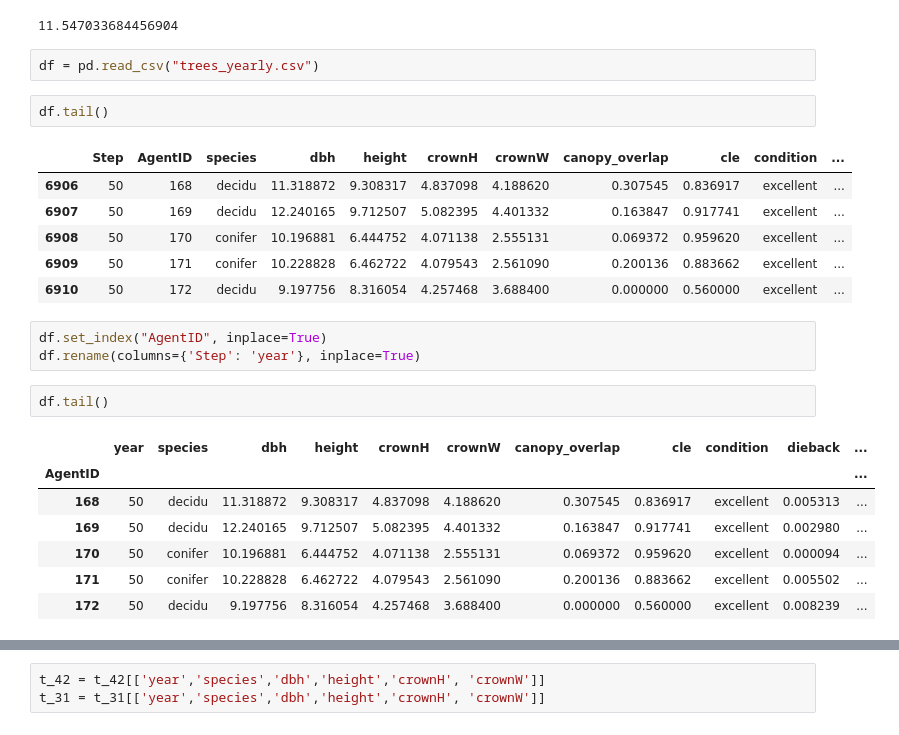
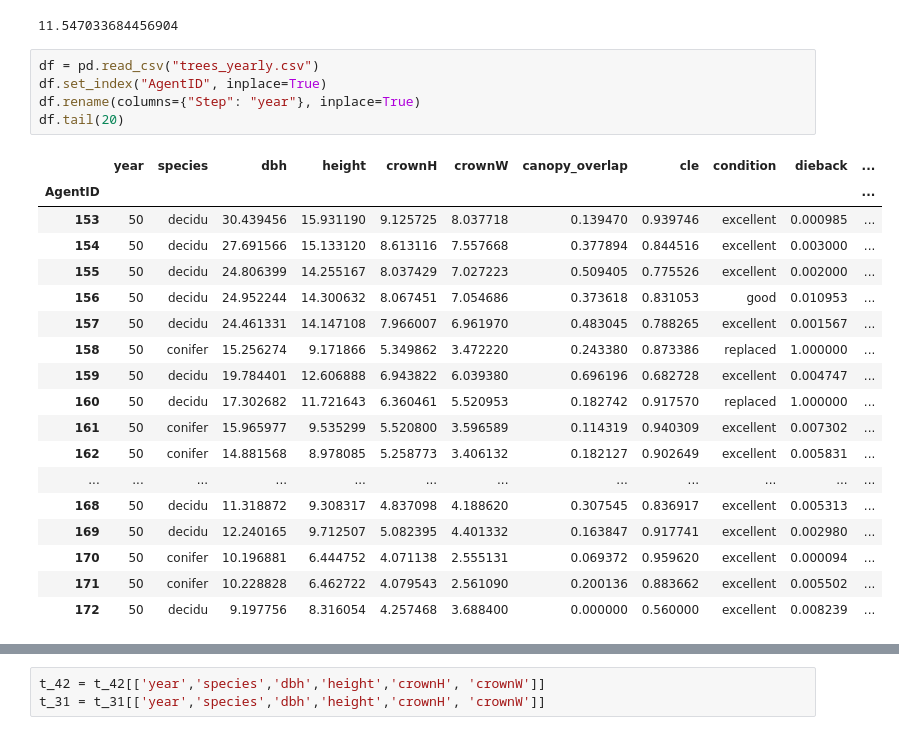
Before and after one commit to lucidmindsai/gus, a Jupyter notebook: notebooks/Cooling.ipynb, the cells around one changed output, grey strips where cells are left out. Drawn from its saved outputs; the diff is of its cells as text.

```diff
--- a/notebooks/Cooling.ipynb
+++ b/notebooks/Cooling.ipynb
@@ -143,30 +143,30 @@ GCI = compute_gross_canopy_index(TH,TCDth,TCD)
 compute_crown_volume_index(LAI,GCI)
 # %% [output]
 11.547033684456904
-# %%
-df = pd.read_csv("trees_yearly.csv")
-# %%
-df.tail()
-# %% [output]
-|  | Step | AgentID | species | dbh | height | crownH | crownW | canopy_overlap | cle | condition | ... |
-| 6906 | 50 | 168 | decidu | 11.318872 | 9.308317 | 4.837098 | 4.188620 | 0.307545 | 0.836917 | excellent | ... |
-| 6907 | 50 | 169 | decidu | 12.240165 | 9.712507 | 5.082395 | 4.401332 | 0.163847 | 0.917741 | excellent | ... |
-| 6908 | 50 | 170 | conifer | 10.196881 | 6.444752 | 4.071138 | 2.555131 | 0.069372 | 0.959620 | excellent | ... |
-| 6909 | 50 | 171 | conifer | 10.228828 | 6.462722 | 4.079543 | 2.561090 | 0.200136 | 0.883662 | excellent | ... |
-| 6910 | 50 | 172 | decidu | 9.197756 | 8.316054 | 4.257468 | 3.688400 | 0.000000 | 0.560000 | excellent | ... |
 # %%
+df = pd.read_csv("trees_yearly.csv")
 df.set_index("AgentID", inplace=True)
-df.rename(columns={'Step': 'year'}, inplace=True)
+df.rename(columns={"Step": "year"}, inplace=True)
+df.tail(20)
+# %% [output]
+|  | year | species | dbh | height | crownH | crownW | canopy_overlap | cle | condition | dieback | ... |
+| AgentID |  |  |  |  |  |  |  |  |  |  | ... |
+| 153 | 50 | decidu | 30.439456 | 15.931190 | 9.125725 | 8.037718 | 0.139470 | 0.939746 | excellent | 0.000985 | ... |
+| 154 | 50 | decidu | 27.691566 | 15.133120 | 8.613116 | 7.557668 | 0.377894 | 0.844516 | excellent | 0.003000 | ... |
+| 155 | 50 | decidu | 24.806399 | 14.255167 | 8.037429 | 7.027223 | 0.509405 | 0.775526 | excellent | 0.002000 | ... |
+| 156 | 50 | decidu | 24.952244 | 14.300632 | 8.067451 | 7.054686 | 0.373618 | 0.831053 | good | 0.010953 | ... |
+| 157 | 50 | decidu | 24.461331 | 14.147108 | 7.966007 | 6.961970 | 0.483045 | 0.788265 | excellent | 0.001567 | ... |
+| 158 | 50 | conifer | 15.256274 | 9.171866 | 5.349862 | 3.472220 | 0.243380 | 0.873386 | replaced | 1.000000 | ... |
+| 159 | 50 | decidu | 19.784401 | 12.606888 | 6.943822 | 6.039380 | 0.696196 | 0.682728 | excellent | 0.004747 | ... |
+| 160 | 50 | decidu | 17.302682 | 11.721643 | 6.360461 | 5.520953 | 0.182742 | 0.917570 | replaced | 1.000000 | ... |
+| 161 | 50 | conifer | 15.965977 | 9.535299 | 5.520800 | 3.596589 | 0.114319 | 0.940309 | excellent | 0.007302 | ... |
+| 162 | 50 | conifer | 14.881568 | 8.978085 | 5.258773 | 3.406132 | 0.182127 | 0.902649 | excellent | 0.005831 | ... |
+| ... | ... | ... | ... | ... | ... | ... | ... | ... | ... | ... | ... |
+| 168 | 50 | decidu | 11.318872 | 9.308317 | 4.837098 | 4.188620 | 0.307545 | 0.836917 | excellent | 0.005313 | ... |
+| 169 | 50 | decidu | 12.240165 | 9.712507 | 5.082395 | 4.401332 | 0.163847 | 0.917741 | excellent | 0.002980 | ... |
+| 170 | 50 | conifer | 10.196881 | 6.444752 | 4.071138 | 2.555131 | 0.069372 | 0.959620 | excellent | 0.000094 | ... |
+| 171 | 50 | conifer | 10.228828 | 6.462722 | 4.079543 | 2.561090 | 0.200136 | 0.883662 | excellent | 0.005502 | ... |
+| 172 | 50 | decidu | 9.197756 | 8.316054 | 4.257468 | 3.688400 | 0.000000 | 0.560000 | excellent | 0.008239 | ... |
-# %%
-df.tail()
-# %% [output]
-|  | year | species | dbh | height | crownH | crownW | canopy_overlap | cle | condition | dieback | ... |
-| AgentID |  |  |  |  |  |  |  |  |  |  | ... |
-| 168 | 50 | decidu | 11.318872 | 9.308317 | 4.837098 | 4.188620 | 0.307545 | 0.836917 | excellent | 0.005313 | ... |
-| 169 | 50 | decidu | 12.240165 | 9.712507 | 5.082395 | 4.401332 | 0.163847 | 0.917741 | excellent | 0.002980 | ... |
-| 170 | 50 | conifer | 10.196881 | 6.444752 | 4.071138 | 2.555131 | 0.069372 | 0.959620 | excellent | 0.000094 | ... |
-| 171 | 50 | conifer | 10.228828 | 6.462722 | 4.079543 | 2.561090 | 0.200136 | 0.883662 | excellent | 0.005502 | ... |
-| 172 | 50 | decidu | 9.197756 | 8.316054 | 4.257468 | 3.688400 | 0.000000 | 0.560000 | excellent | 0.008239 | ... |
 # %%
 t_42 = df.xs(42)
 t_31 = df.xs(31)
```
Also changed, not shown: parts of 5 cells of this notebook, 2 other files.
